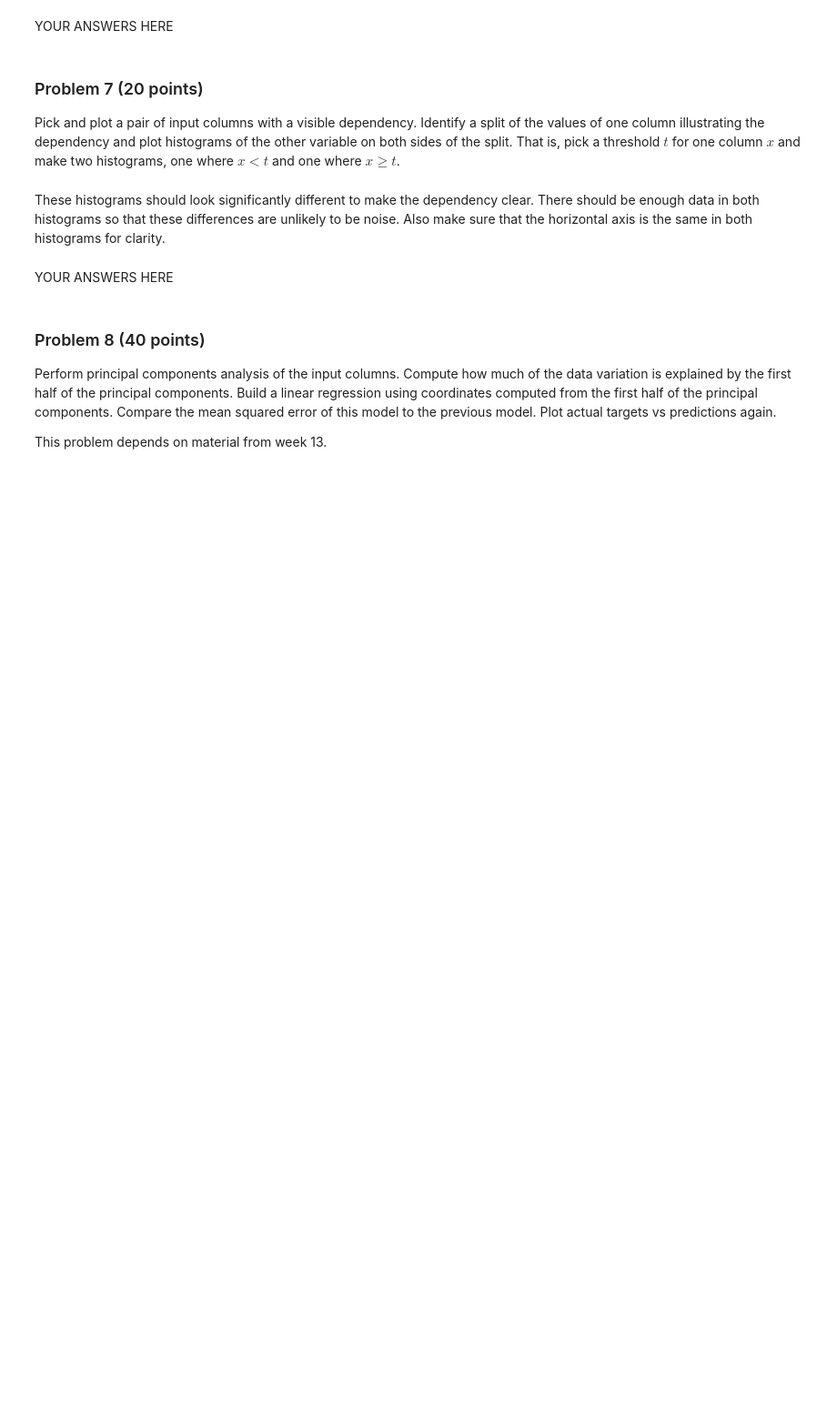
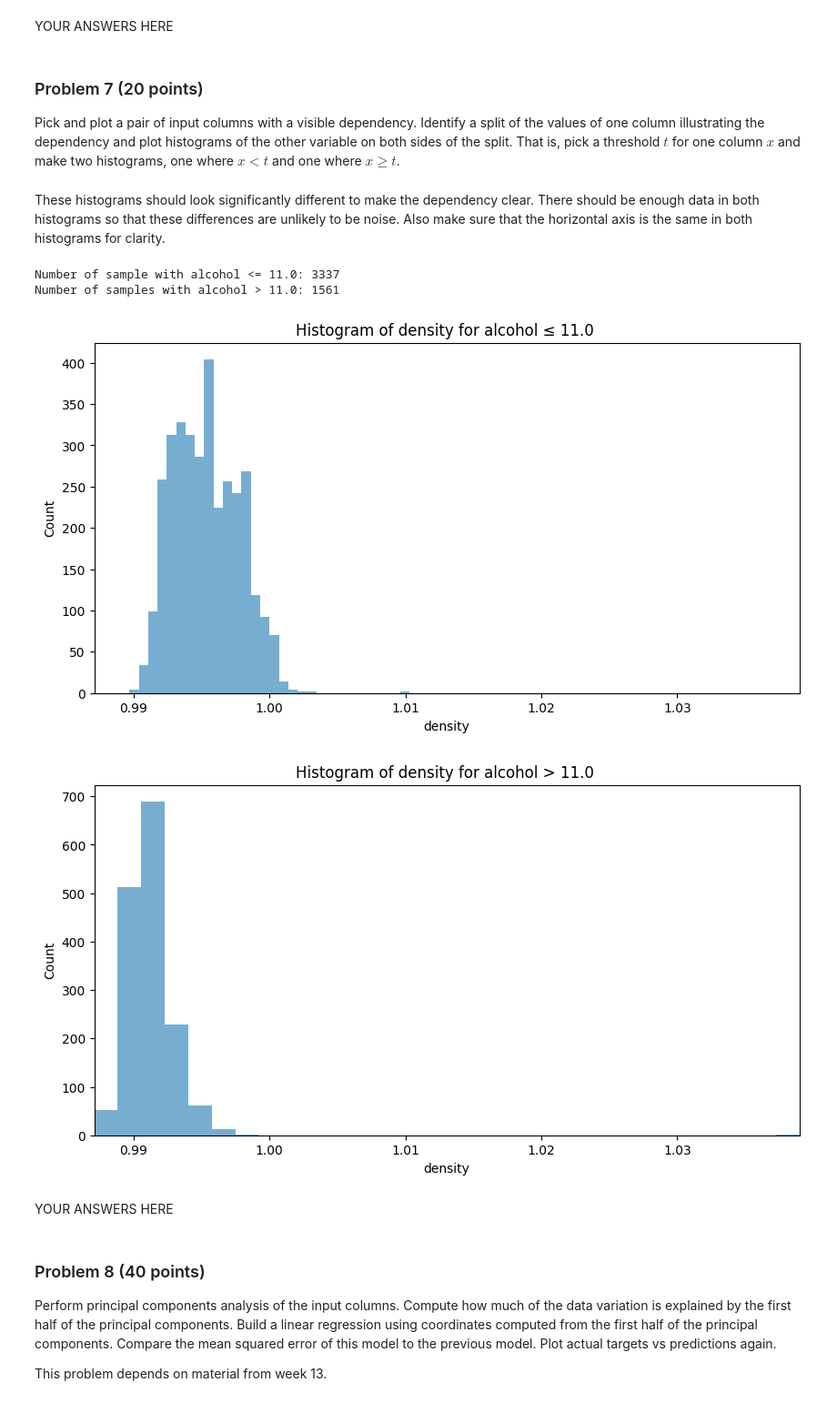
Before and after one commit to Ian123Ian595/dx601-final-project, a Jupyter notebook: project.ipynb, the cells around one changed output. Shown: that part at 91% size. Saved outputs shown, nothing was run; the diff lists cells and outputs as text; code cells hidden in the pictures; blank space fills up the shorter version.

```diff
--- a/project.ipynb
+++ b/project.ipynb
@@ -240,3 +259,39 @@ Also make sure that the horizontal axis is the same in both histograms for clari
+# %%
+# YOUR CODE HERE
+col_x = 'alcohol'
+col_y = 'density'
+threshold = 11.0
+low_mask = df[col_x] <= threshold
+high_mask = df[col_x] > threshold
+print(f"Number of sample with {col_x} <= {threshold}: {low_mask.sum()}")
+print(f"Number of samples with {col_x} > {threshold}: {high_mask.sum()}")
+plt.figure(figsize=(10,5))
+xmin = df[col_y].min()
+xmax = df[col_y].max()
+plt.hist(df.loc[low_mask, col_y], bins=30, alpha=0.6)
+plt.xlim(xmin, xmax)
+plt.xlabel(col_y)
+plt.ylabel("Count")
+plt.title(f"Histogram of {col_y} for {col_x} ≤ {threshold} ")
+plt.show()
+
+plt.figure(figsize=(10,5))
+plt.hist(df.loc[high_mask, col_y], bins=30, alpha=0.6)
+plt.xlim(xmin, xmax)
+plt.xlabel(col_y)
+plt.ylabel("Count")
+plt.title(f"Histogram of {col_y} for {col_x} > {threshold} ")
+plt.show()
+
+# I chose the pair "alcohol" and "density" as columns with visible dependency because they show clear negative relationship, that is, wines with higher alcohol content tend to have lower density.
+# To illustrate this dependency, I split the data at an alcohol threshold of 11%.  Then plotted two with alcohol < 11% and one with acohol > 11%.
+# The histogram for low-acohol wines is shifted toward higher density value, while the histogram for higher-alcohol shifted toward lower density values as illustrated below.
+# As both histograms have a substantial number of observations, so the difference is unlikely to be due to random noise.  This clear shift in the density distribution demonstrates the dependency between these two variables.
+# %% [output]
+Number of sample with alcohol <= 11.0: 3337
+Number of samples with alcohol > 11.0: 1561
+[figure, added]
+[figure, added]
 # %% [markdown]
 YOUR ANSWERS HERE
 # %% [markdown]
```
Also changed, not shown: parts of 11 cells of this notebook.
